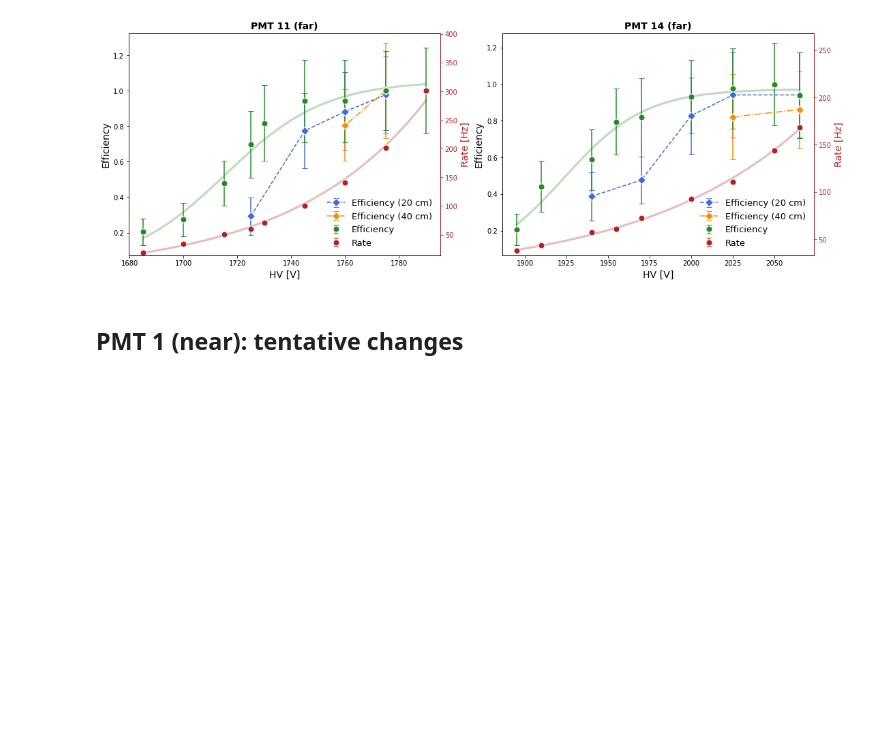
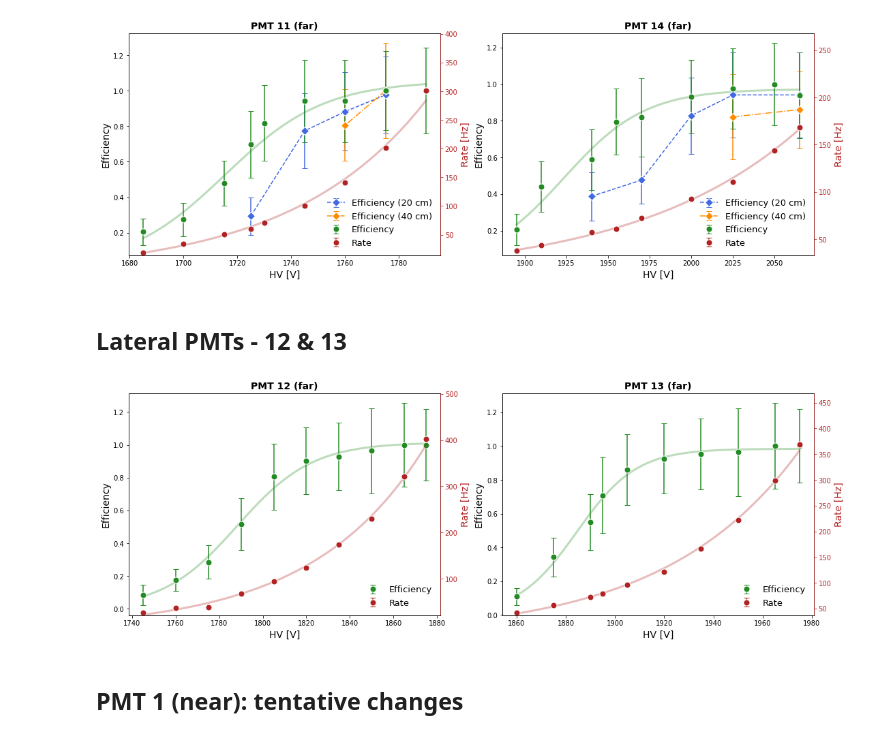
Before and after one commit to trRiccardo/MuonLifetime, a Jupyter notebook: data_PMT/analysis.ipynb, the cells around one changed output. Saved outputs shown, nothing was run; the diff lists cells and outputs as text; code cells hidden in the pictures; blank space fills up the shorter version.

```diff
--- a/data_PMT/analysis.ipynb
+++ b/data_PMT/analysis.ipynb
@@ -444,6 +443,22 @@ plot_efficiency(ax[0], files[0], titles[0], False)
 plot_efficiency(ax[1], files[1], titles[1], False)
 # %% [output]
 [figure]
+# %% [markdown]
+## Lateral PMTs - 12 & 13
+# %%
+# data
+titles = ["PMT 12 (far)", "PMT 13 (far)"]
+files = ["data_PMT12_far.dat", "data_PMT13_far.dat"]
+
+# plot
+fig, ax = plt.subplots(figsize=(18, 6), ncols=2)
+plot_efficiency(ax[0], files[0], titles[0], False)
+plot_efficiency(ax[1], files[1], titles[1], False)
+
+# save
+fig.savefig("plots/plot_single_12-13.pdf")
+# %% [output]
+[figure, added]
 # %% [markdown]
 ## PMT 1 (near): tentative changes
 # %%
```
Also changed, not shown: parts of 1 cell of this notebook, 4 other files.
